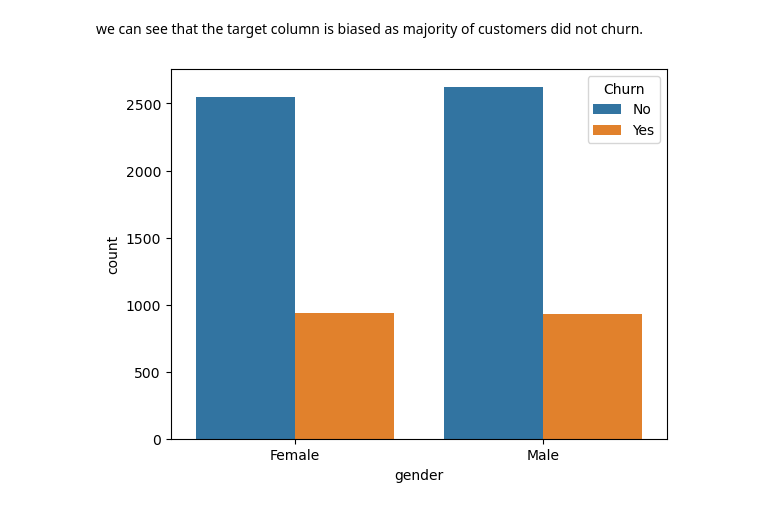
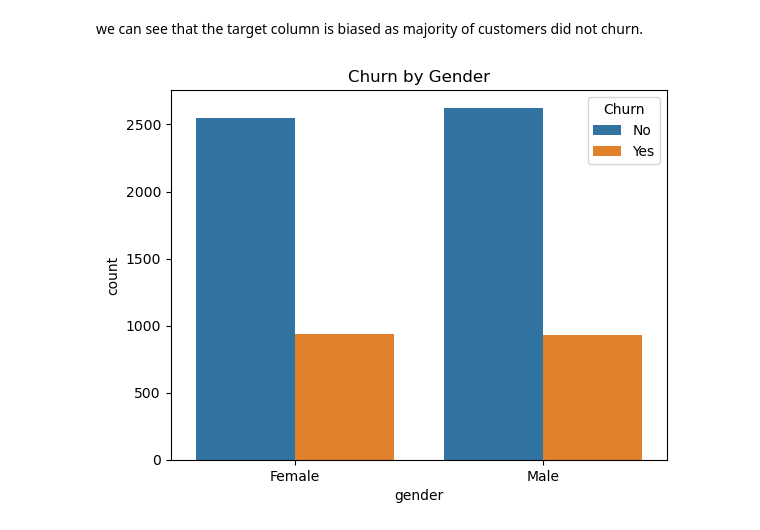
Before and after one commit to AjitaGiri/python_pandas, a Jupyter notebook: Churn_prediction.ipynb, the cells around one changed output. Saved outputs shown, nothing was run; the diff lists cells and outputs as text; code cells hidden in the pictures.

```diff
--- a/Churn_prediction.ipynb
+++ b/Churn_prediction.ipynb
@@ -173,6 +173,7 @@ plt.show()
 we can see that the target column is biased as majority of customers did not churn.
 # %%
 sns.countplot(x='gender',data=df,hue='Churn')
+plt.title("Churn by Gender")
 plt.show()
 # %% [output]
-[figure, old version]
+[figure, new version]
```
Also changed, not shown: parts of 28 cells of this notebook.
